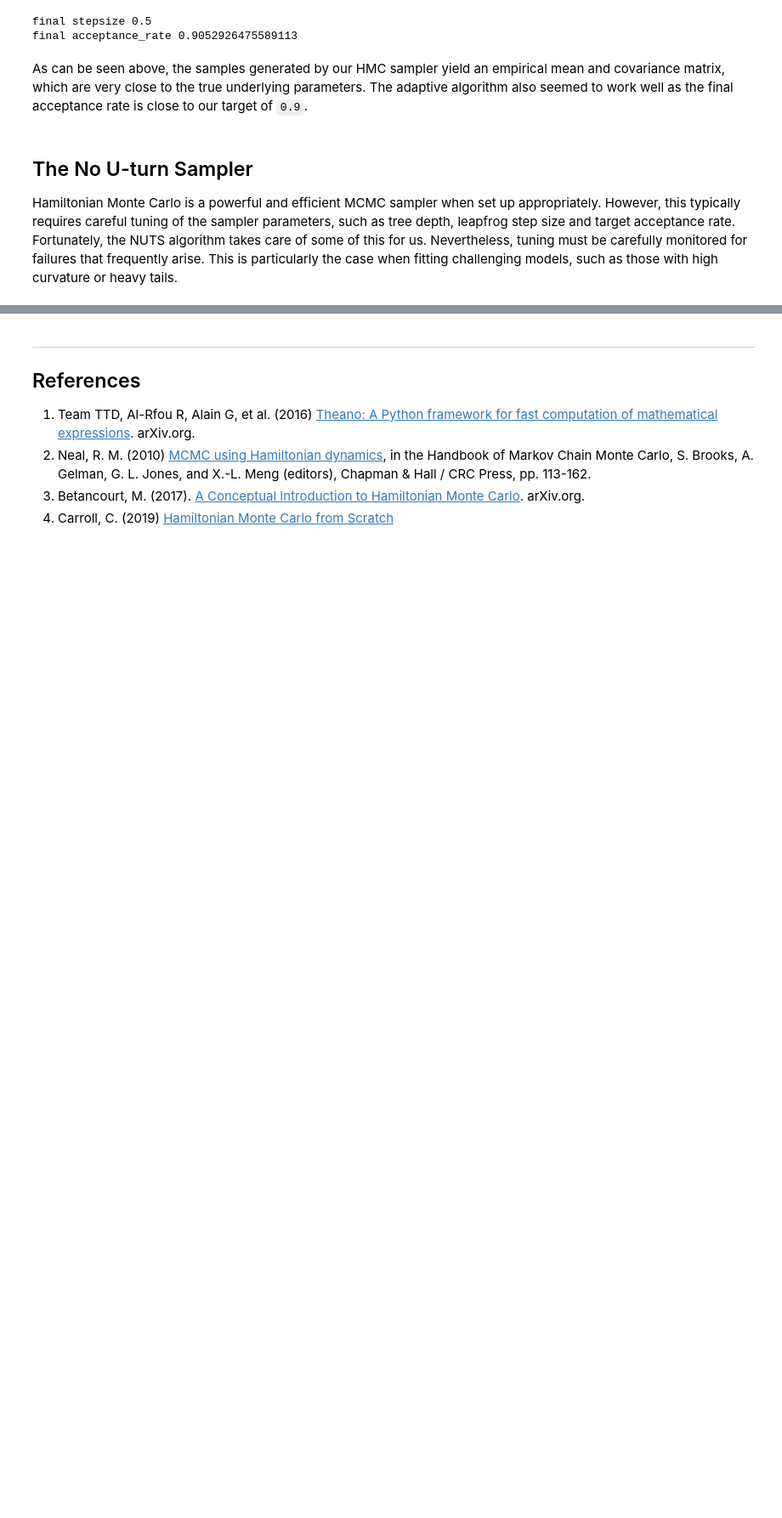
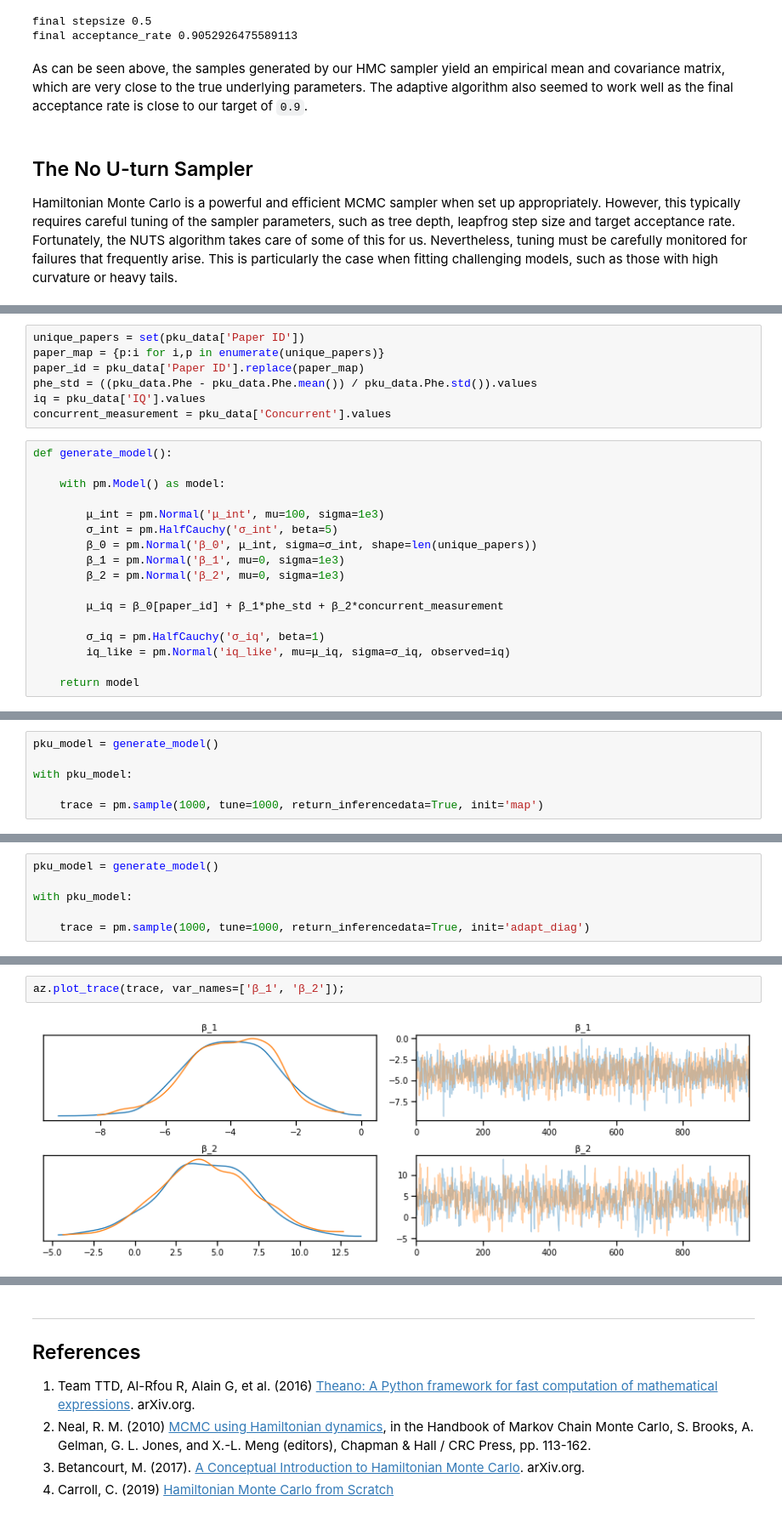
Before and after one commit to fonnesbeck/Bayes_Computing_Course, a Jupyter notebook: notebooks/Section3_1-Gradient-Based-MCMC.ipynb, the cells around one changed output, grey strips where cells are left out. Shown: that part at 85% size. Cells and saved outputs as stored; diff of their text form; blank space fills up the shorter version.

```diff
--- a/notebooks/Section3_1-Gradient-Based-MCMC.ipynb
+++ b/notebooks/Section3_1-Gradient-Based-MCMC.ipynb
@@ -473,0 +500,24 @@ Initialization
+# %%
+unique_papers = set(pku_data['Paper ID'])
+paper_map = {p:i for i,p in enumerate(unique_papers)}
+paper_id = pku_data['Paper ID'].replace(paper_map)
+phe_std = ((pku_data.Phe - pku_data.Phe.mean()) / pku_data.Phe.std()).values
+iq = pku_data['IQ'].values
+concurrent_measurement = pku_data['Concurrent'].values
+# %%
+def generate_model():
+
+    with pm.Model() as model:
+
+        μ_int = pm.Normal('μ_int', mu=100, sigma=1e3)
+        σ_int = pm.HalfCauchy('σ_int', beta=5)
+        β_0 = pm.Normal('β_0', μ_int, sigma=σ_int, shape=len(unique_papers))
+        β_1 = pm.Normal('β_1', mu=0, sigma=1e3)
+        β_2 = pm.Normal('β_2', mu=0, sigma=1e3)
+
+        μ_iq = β_0[paper_id] + β_1*phe_std + β_2*concurrent_measurement
+
+        σ_iq = pm.HalfCauchy('σ_iq', beta=1)
+        iq_like = pm.Normal('iq_like', mu=μ_iq, sigma=σ_iq, observed=iq)
+
+    return model
@@ -473,0 +556,6 @@ Initialization
+# %%
+pku_model = generate_model()
+
+with pku_model:
+
+    trace = pm.sample(1000, tune=1000, return_inferencedata=True, init='map')
@@ -473,0 +567,6 @@ Initialization
+# %%
+pku_model = generate_model()
+
+with pku_model:
+
+    trace = pm.sample(1000, tune=1000, return_inferencedata=True, init='adapt_diag')
@@ -473,0 +580,4 @@ Initialization
+# %%
+az.plot_trace(trace, var_names=['β_1', 'β_2']);
+# %% [output]
+[figure, added]
```
Also changed, not shown: parts of 30 cells of this notebook, 4 other files.
